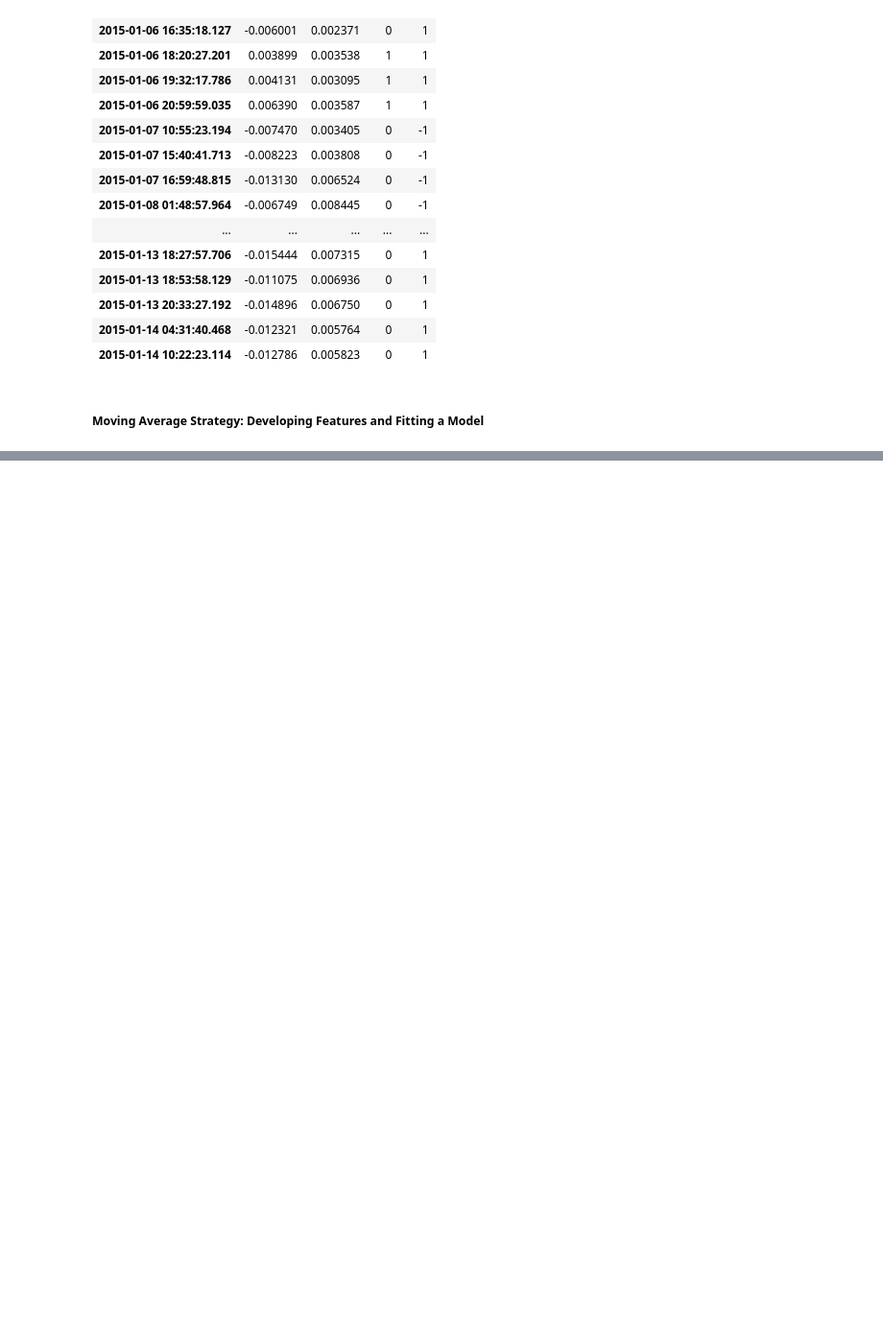
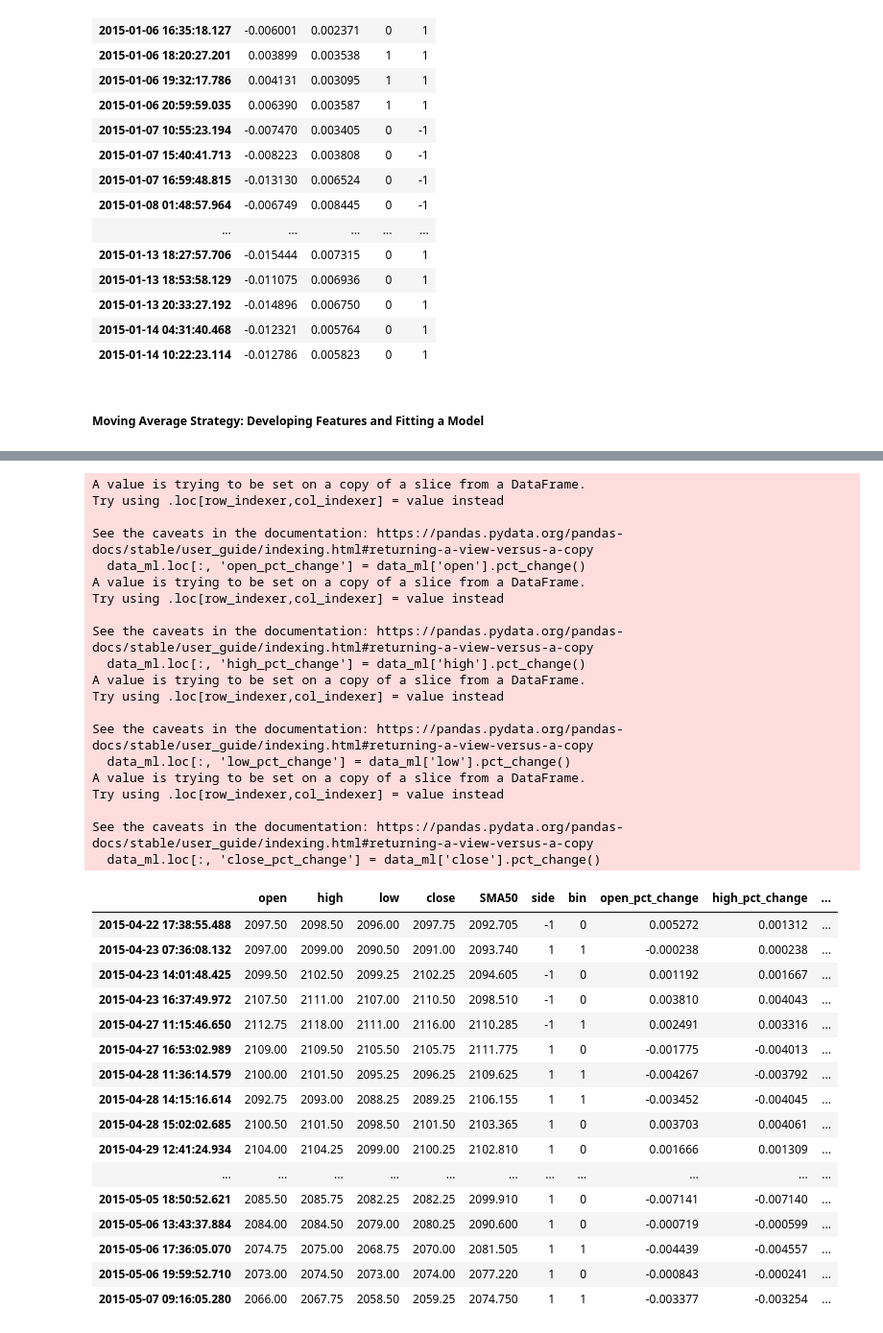
Before and after one commit to RazDwa1923/MFIN_Course, a Jupyter notebook: HW 2/HW 2 Notebook_v1.ipynb, the cells around one changed output, grey strips where cells are left out. Shown at 96% size. Saved outputs shown, nothing was run; the diff lists cells and outputs as text; code cells hidden in the pictures; blank space fills up the shorter version.

```diff
--- a/HW 2/HW 2 Notebook_v1.ipynb
+++ b/HW 2/HW 2 Notebook_v1.ipynb
@@ -443,0 +480,62 @@ data.head(25)
+# %%
+# adding new features to the data_ml
+
+# adding percentage changes in values: open, high, low, close
+data_ml.loc[:, 'open_pct_change'] = data_ml['open'].pct_change()
+data_ml.loc[:, 'high_pct_change'] = data_ml['high'].pct_change()
+data_ml.loc[:, 'low_pct_change'] = data_ml['low'].pct_change()
+data_ml.loc[:, 'close_pct_change'] = data_ml['close'].pct_change()
+
+# adding moving averages for close price, in addition to the 50-day moving average I will evaluate the 100-day and 200-day moving averages
+data_ml.loc[:, 'SMA100'] = data_ml['close'].rolling(window=100).mean()
+data_ml.loc[:, 'SMA200'] = data_ml['close'].rolling(window=200).mean()
+
+# adding lag variables for the close price and open price. I will evaluate the 1-day and 2-day lag variables
+data_ml.loc[:, 'close_lag1'] = data_ml['close'].shift(1)
+data_ml.loc[:, 'close_lag2'] = data_ml['close'].shift(2)
+data_ml.loc[:, 'open_lag1'] = data_ml['open'].shift(1)
+data_ml.loc[:, 'open_lag2'] = data_ml['open'].shift(2)
+
+# dropping any rows with NaN values
+data_ml.dropna(inplace=True)
+
+# checking the first few rows of the data_ml
+data_ml.head(25)
+# %% [output]
+A value is trying to be set on a copy of a slice from a DataFrame.
+Try using .loc[row_indexer,col_indexer] = value instead
+
+See the caveats in the documentation: https://pandas.pydata.org/pandas-docs/stable/user_guide/indexing.html#returning-a-view-versus-a-copy
+  data_ml.loc[:, 'open_pct_change'] = data_ml['open'].pct_change()
+A value is trying to be set on a copy of a slice from a DataFrame.
+Try using .loc[row_indexer,col_indexer] = value instead
+
+See the caveats in the documentation: https://pandas.pydata.org/pandas-docs/stable/user_guide/indexing.html#returning-a-view-versus-a-copy
+  data_ml.loc[:, 'high_pct_change'] = data_ml['high'].pct_change()
+A value is trying to be set on a copy of a slice from a DataFrame.
+Try using .loc[row_indexer,col_indexer] = value instead
+
+See the caveats in the documentation: https://pandas.pydata.org/pandas-docs/stable/user_guide/indexing.html#returning-a-view-versus-a-copy
+  data_ml.loc[:, 'low_pct_change'] = data_ml['low'].pct_change()
+A value is trying to be set on a copy of a slice from a DataFrame.
+Try using .loc[row_indexer,col_indexer] = value instead
+
+See the caveats in the documentation: https://pandas.pydata.org/pandas-docs/stable/user_guide/indexing.html#returning-a-view-versus-a-copy
+  data_ml.loc[:, 'close_pct_change'] = data_ml['close'].pct_change()
+|  | open | high | low | close | SMA50 | side | bin | open_pct_change | high_pct_change | ... |
+| 2015-04-22 17:38:55.488 | 2097.50 | 2098.50 | 2096.00 | 2097.75 | 2092.705 | -1 | 0 | 0.005272 | 0.001312 | ... |
+| 2015-04-23 07:36:08.132 | 2097.00 | 2099.00 | 2090.50 | 2091.00 | 2093.740 | 1 | 1 | -0.000238 | 0.000238 | ... |
+| 2015-04-23 14:01:48.425 | 2099.50 | 2102.50 | 2099.25 | 2102.25 | 2094.605 | -1 | 0 | 0.001192 | 0.001667 | ... |
+| 2015-04-23 16:37:49.972 | 2107.50 | 2111.00 | 2107.00 | 2110.50 | 2098.510 | -1 | 0 | 0.003810 | 0.004043 | ... |
+| 2015-04-27 11:15:46.650 | 2112.75 | 2118.00 | 2111.00 | 2116.00 | 2110.285 | -1 | 1 | 0.002491 | 0.003316 | ... |
+| 2015-04-27 16:53:02.989 | 2109.00 | 2109.50 | 2105.50 | 2105.75 | 2111.775 | 1 | 0 | -0.001775 | -0.004013 | ... |
+| 2015-04-28 11:36:14.579 | 2100.00 | 2101.50 | 2095.25 | 2096.25 | 2109.625 | 1 | 1 | -0.004267 | -0.003792 | ... |
+| 2015-04-28 14:15:16.614 | 2092.75 | 2093.00 | 2088.25 | 2089.25 | 2106.155 | 1 | 1 | -0.003452 | -0.004045 | ... |
+| 2015-04-28 15:02:02.685 | 2100.50 | 2101.50 | 2098.50 | 2101.50 | 2103.365 | 1 | 0 | 0.003703 | 0.004061 | ... |
+| 2015-04-29 12:41:24.934 | 2104.00 | 2104.25 | 2099.00 | 2100.25 | 2102.810 | 1 | 0 | 0.001666 | 0.001309 | ... |
+| ... | ... | ... | ... | ... | ... | ... | ... | ... | ... | ... |
+| 2015-05-05 18:50:52.621 | 2085.50 | 2085.75 | 2082.25 | 2082.25 | 2099.910 | 1 | 0 | -0.007141 | -0.007140 | ... |
+| 2015-05-06 13:43:37.884 | 2084.00 | 2084.50 | 2079.00 | 2080.25 | 2090.600 | 1 | 0 | -0.000719 | -0.000599 | ... |
+| 2015-05-06 17:36:05.070 | 2074.75 | 2075.00 | 2068.75 | 2070.00 | 2081.505 | 1 | 1 | -0.004439 | -0.004557 | ... |
+| 2015-05-06 19:59:52.710 | 2073.00 | 2074.50 | 2073.00 | 2074.00 | 2077.220 | 1 | 0 | -0.000843 | -0.000241 | ... |
+| 2015-05-07 09:16:05.280 | 2066.00 | 2067.75 | 2058.50 | 2059.25 | 2074.750 | 1 | 1 | -0.003377 | -0.003254 | ... |
```
Also changed, not shown: parts of 14 cells of this notebook.
